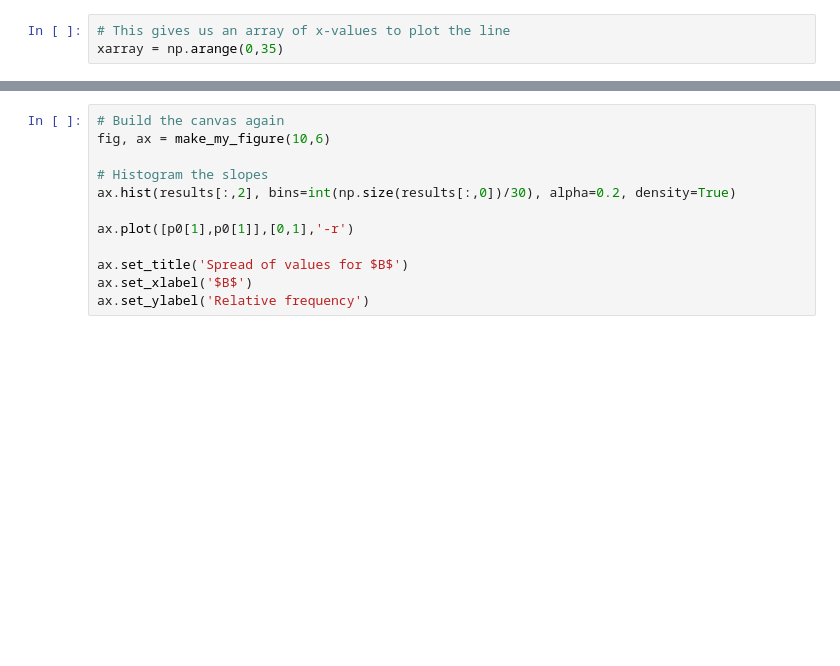
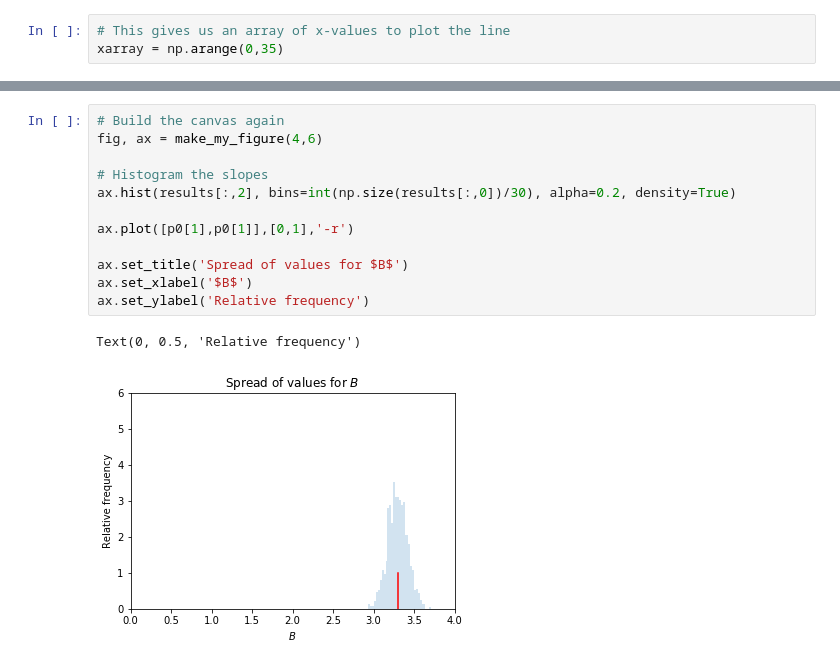
Before and after one commit to UChicagoPhysics/PHYS250, a Jupyter notebook: Examples/MockFittingData.ipynb, the cells around one changed output, grey strips where cells are left out. Saved outputs shown, nothing was run; the diff lists cells and outputs as text; blank space fills up the shorter version.

```diff
--- a/Examples/MockFittingData.ipynb
+++ b/Examples/MockFittingData.ipynb
@@ -490,12 +519,15 @@ ax.set_ylabel('Relative frequency')
 # %%
 # Build the canvas again
-fig, ax = make_my_figure(10,6)
+fig, ax = make_my_figure(4,6)
 
 # Histogram the slopes
 ax.hist(results[:,2], bins=int(np.size(results[:,0])/30), alpha=0.2, density=True)
 
 ax.plot([p0[1],p0[1]],[0,1],'-r')
 
 ax.set_title('Spread of values for $B$')
 ax.set_xlabel('$B$')
 ax.set_ylabel('Relative frequency')
+# %% [output]
+Text(0, 0.5, 'Relative frequency')
+[figure, added]
```
Also changed, not shown: parts of 12 cells of this notebook, 1 other file.
